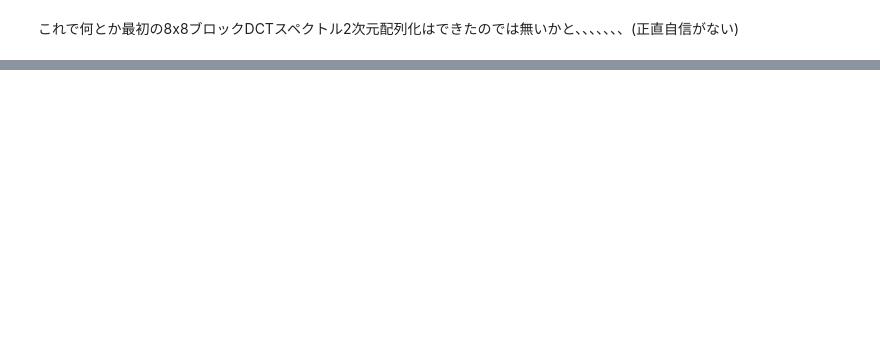
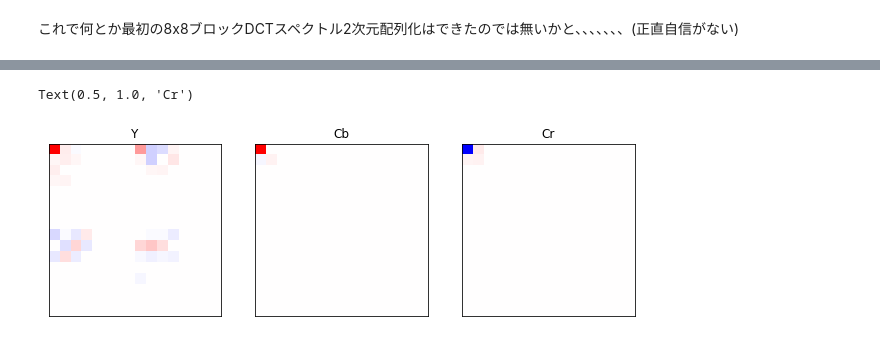
Before and after one commit to arockyu/python_beginner, a Jupyter notebook: jpeg_binary_data_analysis.ipynb, the cells around one changed output, grey strips where cells are left out. Drawn from its saved outputs; the diff is of its cells as text; code cells hidden in the pictures; blank space fills up the shorter version.

```diff
--- a/jpeg_binary_data_analysis.ipynb
+++ b/jpeg_binary_data_analysis.ipynb
@@ -1636,0 +2243,22 @@ array([[1249,    9,   -2,    0,    0,    0,    0,    0],
+# %%
+Y_spectrum=[]
+Cb_spectrum=[]
+Cr_spectrum=[]
+for y in range(mcu_size_y):
+    buf_Y=[]
+    buf_Cb=[]
+    buf_Cr=[]
+    for x in range(mcu_size_y):
+        blk_num=int(y/8)*2+int(x/8)
+        buf_Y+=[dqMCUs[0][blk_num][y%8][x%8]]
+
+        if((x<8 )& (y<8)):
+            buf_Cb+=[dqMCUs[0][4][y][x]]
+            buf_Cr+=[dqMCUs[0][5][y][x]]
+        else:
+            buf_Cb+=[0]
+            buf_Cr+=[0]
+
+    Y_spectrum+=[buf_Y]
+    Cb_spectrum+=[buf_Cb]
+    Cr_spectrum+=[buf_Cr]
@@ -1636,0 +2322,24 @@ array([[1249,    9,   -2,    0,    0,    0,    0,    0],
+# %%
+Y_spectrum_np=np.array(Y_spectrum,float)
+Cr_spectrum_np=np.array(Cb_spectrum,float)
+Cb_spectrum_np=np.array(Cr_spectrum,float)
+
+fig, axs = plt.subplots(1, 3,figsize=[10.5,3.5])   #1x3のマルチっプロットの作成
+
+axs[0].imshow(Y_spectrum_np,cmap="bwr",vmin=-128,vmax=128)
+axs[0].set_xticks([])
+axs[0].set_yticks([])
+axs[0].set_title("Y")
+
+axs[1].imshow(Cb_spectrum_np,cmap="bwr",vmin=-128,vmax=128)
+axs[1].set_xticks([])
+axs[1].set_yticks([])
+axs[1].set_title("Cb")
+
+axs[2].imshow(Cr_spectrum_np,cmap="bwr",vmin=-128,vmax=128)
+axs[2].set_xticks([])
+axs[2].set_yticks([])
+axs[2].set_title("Cr")
+# %% [output]
+Text(0.5, 1.0, 'Cr')
+[figure, added]
```
Also changed, not shown: parts of 62 cells of this notebook.
